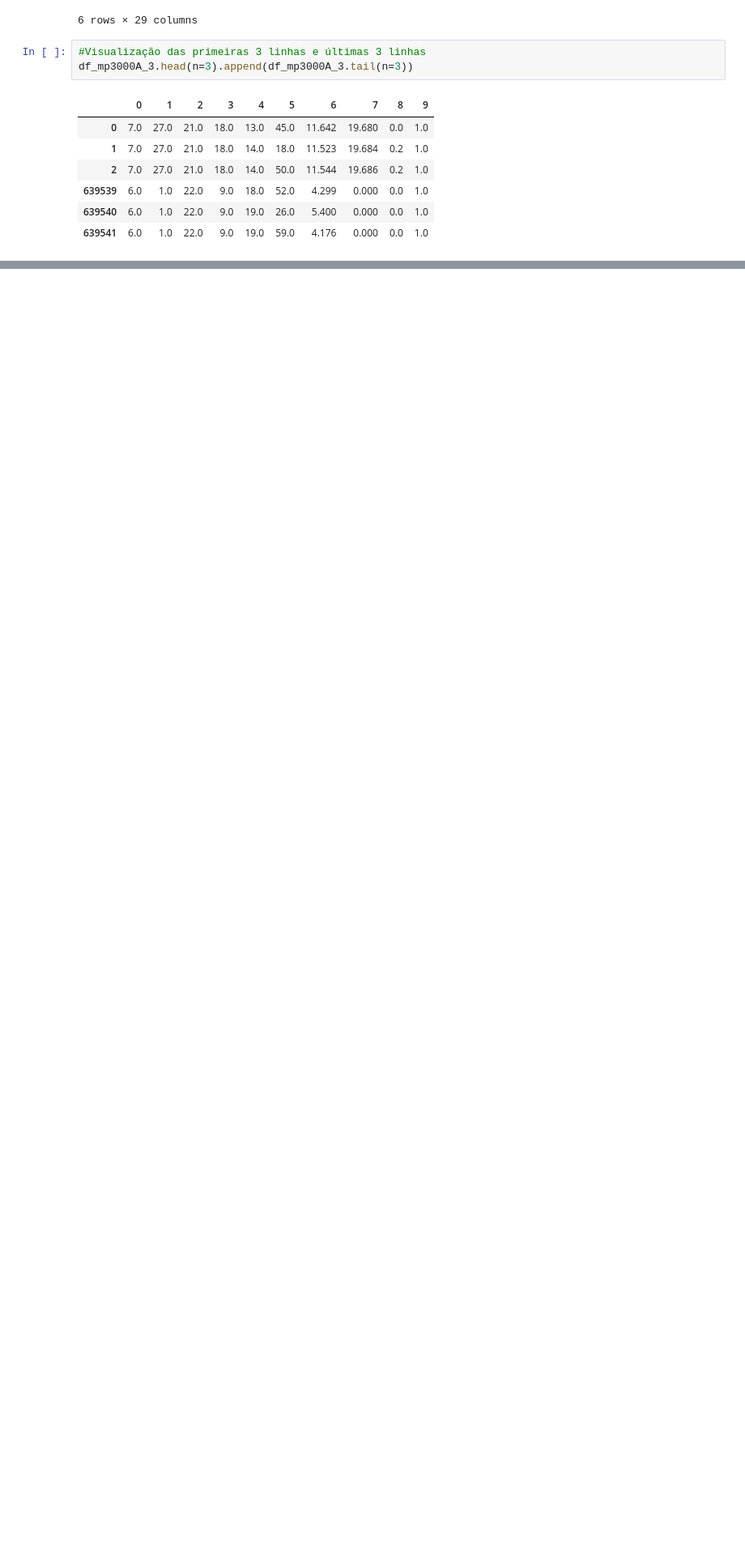
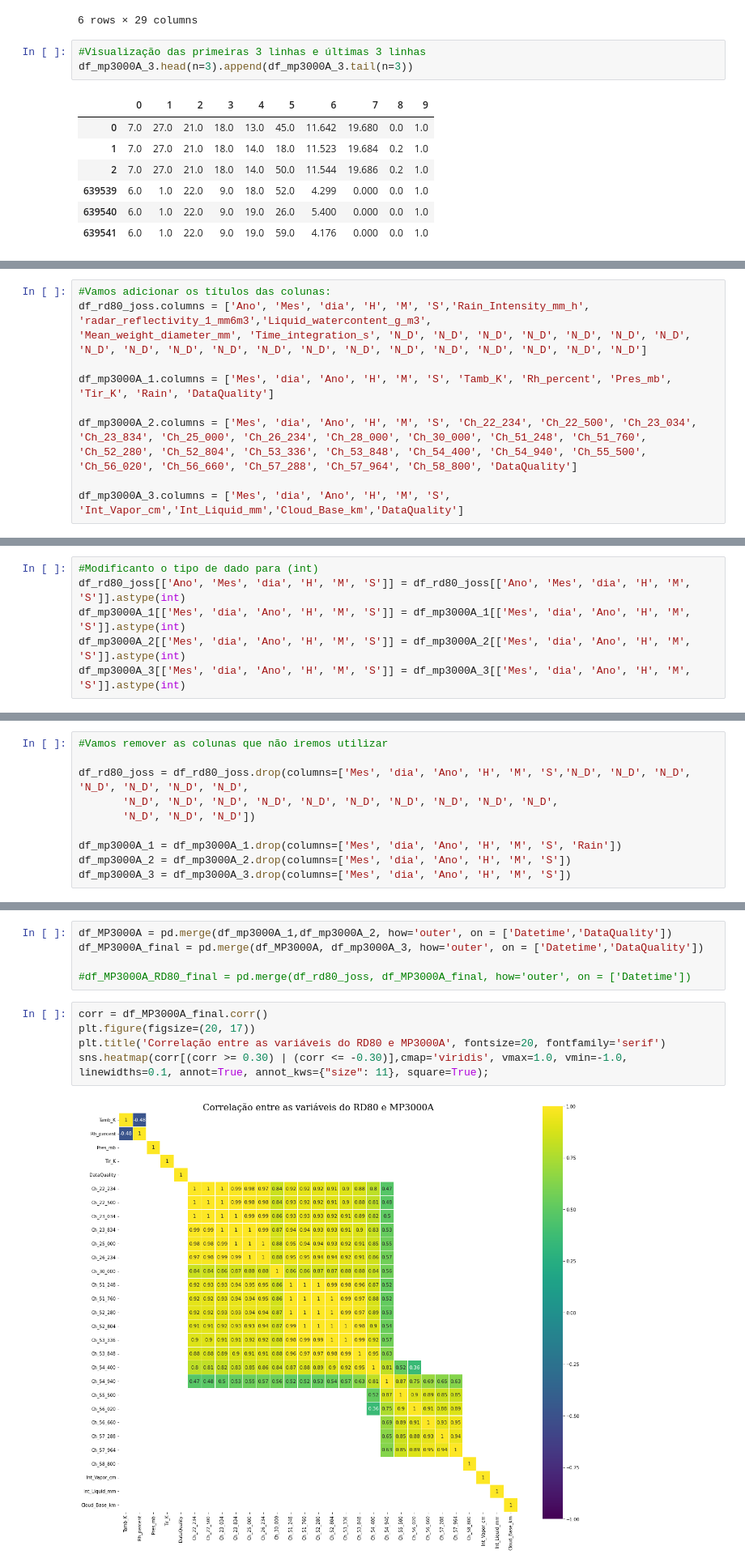
Before and after one commit to lourencocavalcante/Introduction-to-Data-Science, a Jupyter notebook: CAP394_2022_Fase1_Pre_Processando.ipynb, the cells around one changed output, grey strips where cells are left out. Shown at 81% size. Drawn from its saved outputs; the diff is of its cells as text; blank space fills up the shorter version.

```diff
--- a/CAP394_2022_Fase1_Pre_Processando.ipynb
+++ b/CAP394_2022_Fase1_Pre_Processando.ipynb
@@ -183,0 +186,10 @@ df_mp3000A_3.head(n=3).append(df_mp3000A_3.tail(n=3))
+# %%
+#Vamos adicionar os títulos das colunas:
+df_rd80_joss.columns = ['Ano', 'Mes', 'dia', 'H', 'M', 'S','Rain_Intensity_mm_h', 'radar_reflectivity_1_mm6m3','Liquid_watercontent_g_m3',
+'Mean_weight_diameter_mm', 'Time_integration_s', 'N_D', 'N_D', 'N_D', 'N_D', 'N_D', 'N_D', 'N_D', 'N_D', 'N_D', 'N_D', 'N_D', 'N_D', 'N_D', 'N_D', 'N_D', 'N_D', 'N_D', 'N_D', 'N_D', 'N_D']
+
+df_mp3000A_1.columns = ['Mes', 'dia', 'Ano', 'H', 'M', 'S', 'Tamb_K', 'Rh_percent', 'Pres_mb', 'Tir_K', 'Rain', 'DataQuality']
+
+df_mp3000A_2.columns = ['Mes', 'dia', 'Ano', 'H', 'M', 'S', 'Ch_22_234', 'Ch_22_500', 'Ch_23_034', 'Ch_23_834', 'Ch_25_000', 'Ch_26_234', 'Ch_28_000', 'Ch_30_000', 'Ch_51_248', 'Ch_51_760', 'Ch_52_280', 'Ch_52_804', 'Ch_53_336', 'Ch_53_848', 'Ch_54_400', 'Ch_54_940', 'Ch_55_500', 'Ch_56_020', 'Ch_56_660', 'Ch_57_288', 'Ch_57_964', 'Ch_58_800', 'DataQuality']
+
+df_mp3000A_3.columns = ['Mes', 'dia', 'Ano', 'H', 'M', 'S', 'Int_Vapor_cm','Int_Liquid_mm','Cloud_Base_km','DataQuality']
@@ -183,0 +198,6 @@ df_mp3000A_3.head(n=3).append(df_mp3000A_3.tail(n=3))
+# %%
+#Modificanto o tipo de dado para (int)
+df_rd80_joss[['Ano', 'Mes', 'dia', 'H', 'M', 'S']] = df_rd80_joss[['Ano', 'Mes', 'dia', 'H', 'M', 'S']].astype(int)
+df_mp3000A_1[['Mes', 'dia', 'Ano', 'H', 'M', 'S']] = df_mp3000A_1[['Mes', 'dia', 'Ano', 'H', 'M', 'S']].astype(int)
+df_mp3000A_2[['Mes', 'dia', 'Ano', 'H', 'M', 'S']] = df_mp3000A_2[['Mes', 'dia', 'Ano', 'H', 'M', 'S']].astype(int)
+df_mp3000A_3[['Mes', 'dia', 'Ano', 'H', 'M', 'S']] = df_mp3000A_3[['Mes', 'dia', 'Ano', 'H', 'M', 'S']].astype(int)
@@ -183,0 +230,10 @@ df_mp3000A_3.head(n=3).append(df_mp3000A_3.tail(n=3))
+# %%
+#Vamos remover as colunas que não iremos utilizar
+
+df_rd80_joss = df_rd80_joss.drop(columns=['Mes', 'dia', 'Ano', 'H', 'M', 'S','N_D', 'N_D', 'N_D', 'N_D', 'N_D', 'N_D', 'N_D',
+       'N_D', 'N_D', 'N_D', 'N_D', 'N_D', 'N_D', 'N_D', 'N_D', 'N_D', 'N_D',
+       'N_D', 'N_D', 'N_D'])
+
+df_mp3000A_1 = df_mp3000A_1.drop(columns=['Mes', 'dia', 'Ano', 'H', 'M', 'S', 'Rain'])
+df_mp3000A_2 = df_mp3000A_2.drop(columns=['Mes', 'dia', 'Ano', 'H', 'M', 'S'])
+df_mp3000A_3 = df_mp3000A_3.drop(columns=['Mes', 'dia', 'Ano', 'H', 'M', 'S'])
@@ -183,0 +242,12 @@ df_mp3000A_3.head(n=3).append(df_mp3000A_3.tail(n=3))
+# %%
+df_MP3000A = pd.merge(df_mp3000A_1,df_mp3000A_2, how='outer', on = ['Datetime','DataQuality'])
+df_MP3000A_final = pd.merge(df_MP3000A, df_mp3000A_3, how='outer', on = ['Datetime','DataQuality'])
+
+#df_MP3000A_RD80_final = pd.merge(df_rd80_joss, df_MP3000A_final, how='outer', on = ['Datetime'])
+# %%
+corr = df_MP3000A_final.corr()
+plt.figure(figsize=(20, 17))
+plt.title('Correlação entre as variáveis do RD80 e MP3000A', fontsize=20, fontfamily='serif')
+sns.heatmap(corr[(corr >= 0.30) | (corr <= -0.30)],cmap='viridis', vmax=1.0, vmin=-1.0, linewidths=0.1, annot=True, annot_kws={"size": 11}, square=True);
+# %% [output]
+[figure, added]
```
Also changed, not shown: parts of 9 cells of this notebook.
